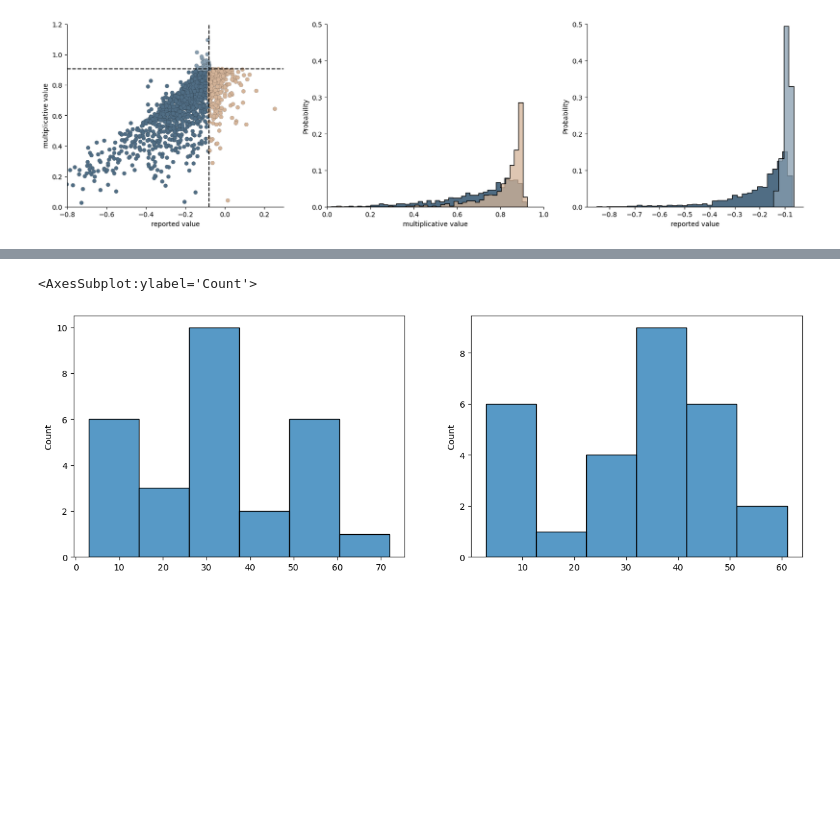
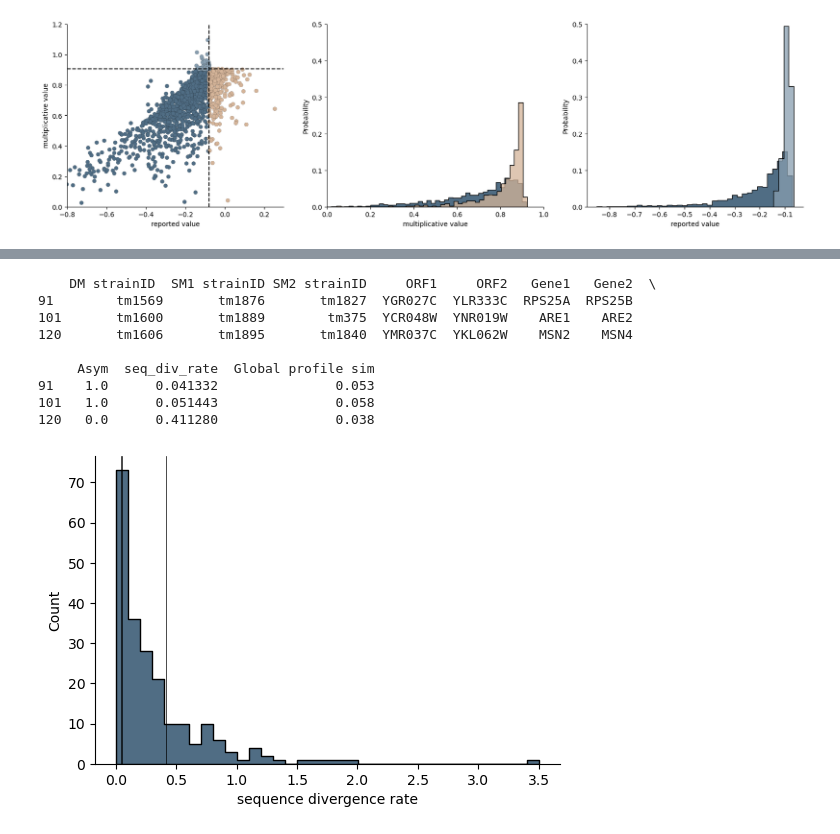
Before and after one commit to brian-arnold/epistasis_reanalysis, a Jupyter notebook: yeast_screens/Kuzmin_data_analysis.ipynb, the cells around one changed output, grey strips where cells are left out. Cells and saved outputs as stored; diff of their text form; code cells hidden in the pictures; blank space fills up the shorter version.

```diff
--- a/yeast_screens/Kuzmin_data_analysis.ipynb
+++ b/yeast_screens/Kuzmin_data_analysis.ipynb
@@ -902,8 +1172,26 @@ L = hmod.last_step(HG, K)
-# %%
-fig, axs = plt.subplots(ncols=2, figsize=(15,5))
-
-sns.histplot([len(i) for i in K], ax=axs[0])
-sns.histplot([len(i) for i in L], ax=axs[1])
-# %% [output]
-<AxesSubplot:ylabel='Count'>
-[figure, removed]
+# %%
+plt.subplots(figsize=(6,4))
+
+
+genes_of_interest = ["RPS25A", "MSN2", "ARE1"]
+pl = sns.histplot(kuzmin_2020_s10.seq_div_rate,
+                binwidth=0.1,
+                color="#506D84",
+                element='step',
+                edgecolor="black",
+                alpha=1)
+[plt.axvline(i, color="black", linewidth=0.5) for i in kuzmin_2020_s10.loc[kuzmin_2020_s10.Gene1.isin(genes_of_interest)].seq_div_rate]
+pl.set(xlabel='sequence divergence rate')
+sns.despine()
+print(kuzmin_2020_s10.loc[kuzmin_2020_s10.Gene1.isin(genes_of_interest)])
+# %% [output]
+    DM strainID  SM1 strainID SM2 strainID     ORF1     ORF2   Gene1   Gene2  \
+91        tm1569       tm1876       tm1827  YGR027C  YLR333C  RPS25A  RPS25B
+101       tm1600       tm1889        tm375  YCR048W  YNR019W    ARE1    ARE2
+120       tm1606       tm1895       tm1840  YMR037C  YKL062W    MSN2    MSN4
+
+     Asym  seq_div_rate  Global profile sim
+91    1.0      0.041332               0.053
+101   1.0      0.051443               0.058
+120   0.0      0.411280               0.038
+[figure, added]
```
Also changed, not shown: parts of 26 cells of this notebook, 15 other files.
